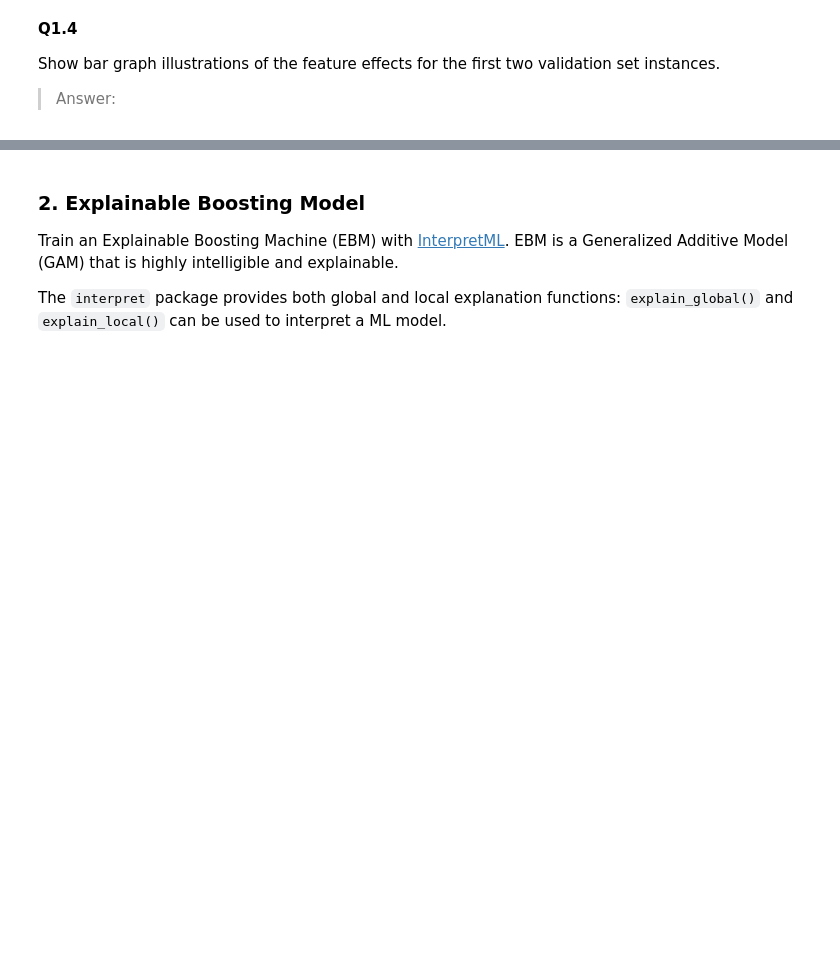
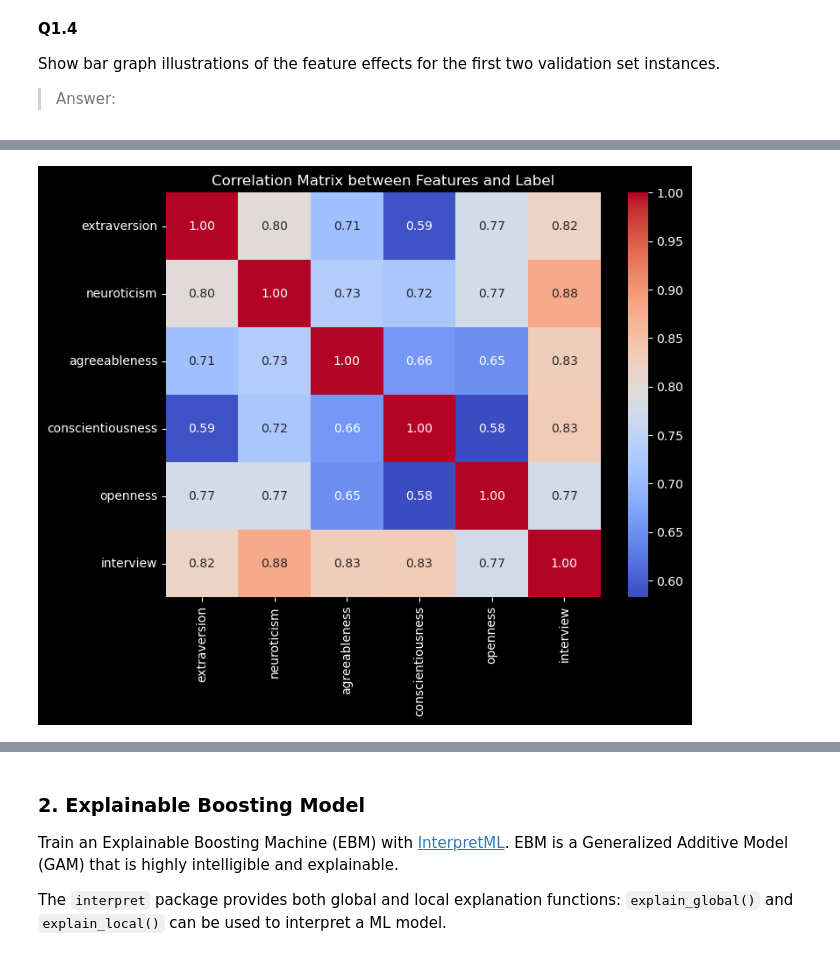
Before and after one commit to BarGinger/HCML-Explainability, a Jupyter notebook: Prog_Explainability_Group_10_part2.ipynb, the cells around one changed output, grey strips where cells are left out. Saved outputs shown, nothing was run; the diff lists cells and outputs as text; code cells hidden in the pictures; blank space fills up the shorter version.

```diff
--- a/Prog_Explainability_Group_10_part2.ipynb
+++ b/Prog_Explainability_Group_10_part2.ipynb
@@ -180,0 +314,18 @@ Reflection: why would training a regression tree not work well for this dataset
+# %%
+import seaborn as sns
+import matplotlib.pyplot as plt
+
+# Combine features and label into one DataFrame for correlation
+corr_df = train_features.copy()
+corr_df['interview'] = train_labels
+
+# Compute correlation matrix
+corr_matrix = corr_df.corr()
+
+# Plot correlation matrix as a heatmap
+plt.figure(figsize=(8, 6))
+sns.heatmap(corr_matrix, annot=True, cmap='coolwarm', fmt=".2f")
+plt.title("Correlation Matrix between Features and Label")
+plt.show()
+# %% [output]
+[figure, added]
```
Also changed, not shown: parts of 29 cells of this notebook.
